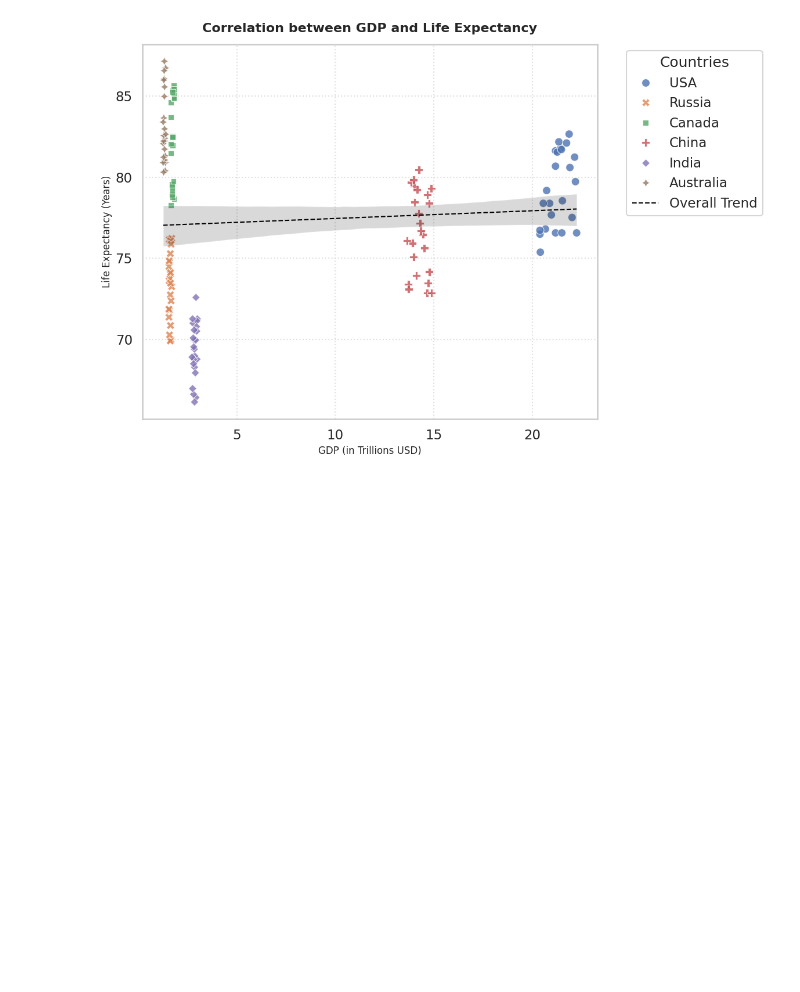
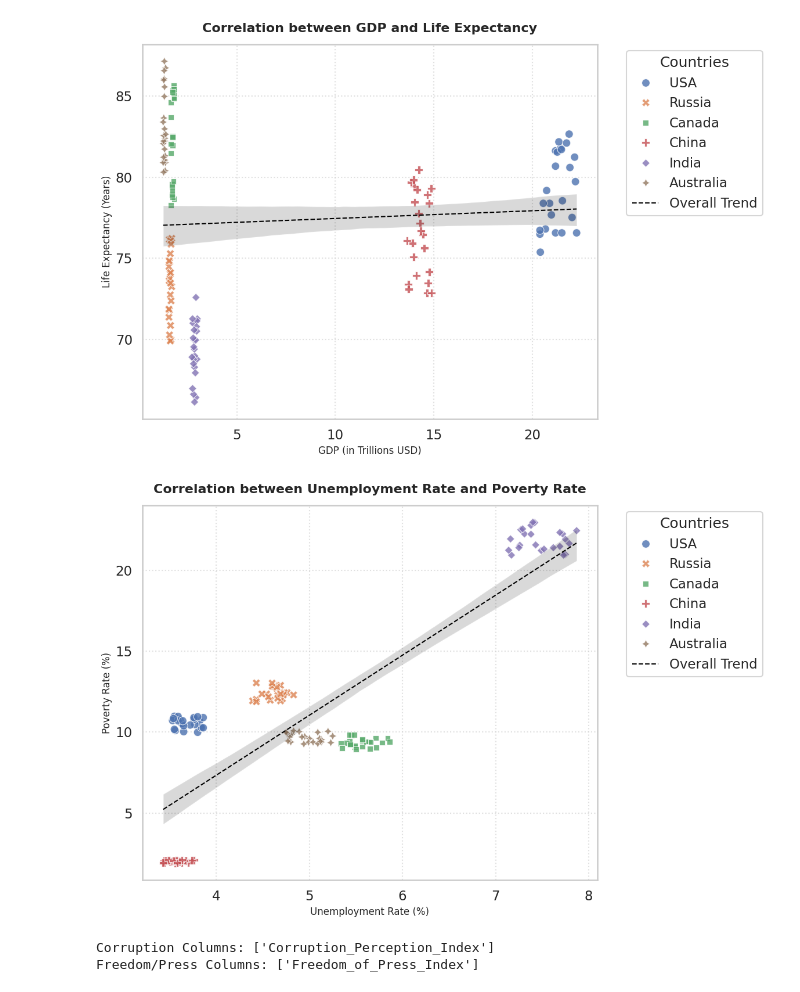
Before and after one commit to sitiekbal/CapstnPro_Econ.Analysis, a Jupyter notebook: Capstone_Project_Economic_Analysis.ipynb, the cells around one changed output. Drawn from its saved outputs; the diff is of its cells as text; code cells hidden in the pictures; blank space fills up the shorter version.

```diff
--- a/Capstone_Project_Economic_Analysis.ipynb
+++ b/Capstone_Project_Economic_Analysis.ipynb
@@ -381,3 +381,57 @@ plt.savefig(OUTDIR / 'gdp_vs_life_expectancy_scatter.png', dpi=150)
 plt.show()
 # %% [output]
 [figure]
+# %%
+import matplotlib.pyplot as plt
+import seaborn as sns
+
+# Create the scatter plot for Unemployment Rate vs Poverty Rate
+plt.figure(figsize=(12, 8))
+sns.scatterplot(
+    data=cleaned_df,
+    x='Unemployment_Rate_percent',
+    y='Poverty_Rate_percent',
+    hue='Country',
+    style='Country',
+    s=100,
+    alpha=0.8
+)
+
+# Add a trendline to show the overall correlation
+sns.regplot(
+    data=cleaned_df,
+    x='Unemployment_Rate_percent',
+    y='Poverty_Rate_percent',
+    scatter=False,
+    color='black',
+    line_kws={'linestyle': '--', 'linewidth': 1.5},
+    label='Overall Trend'
+)
+
+plt.title('Correlation between Unemployment Rate and Poverty Rate', fontsize=16, fontweight='bold', pad=15)
+plt.xlabel('Unemployment Rate (%)', fontsize=12)
+plt.ylabel('Poverty Rate (%)', fontsize=12)
+plt.legend(bbox_to_anchor=(1.05, 1), loc='upper left', title='Countries')
+plt.grid(True, linestyle=':', alpha=0.6)
+plt.tight_layout()
+
+# Save the plot
+plt.savefig(OUTDIR / 'unemployment_vs_poverty_scatter.png', dpi=150)
+plt.show()
+# %% [output]
+[figure, added]
+# %%
+import matplotlib.pyplot as plt
+import seaborn as sns
+
+# Ensure we use the cleaned dataset with correct data types
+# We will locate freedom and corruption indicators.
+# Let's inspect column names first to confirm their exact cleaned names.
+corruption_col = [c for c in cleaned_df.columns if 'corruption' in c.lower()]
+freedom_col = [c for c in cleaned_df.columns if 'freedom' in c.lower()]
+
+print("Corruption Columns:", corruption_col)
+print("Freedom/Press Columns:", freedom_col)
+# %% [output]
+Corruption Columns: ['Corruption_Perception_Index']
+Freedom/Press Columns: ['Freedom_of_Press_Index']
```
Also changed, not shown: parts of 1 cell of this notebook.
